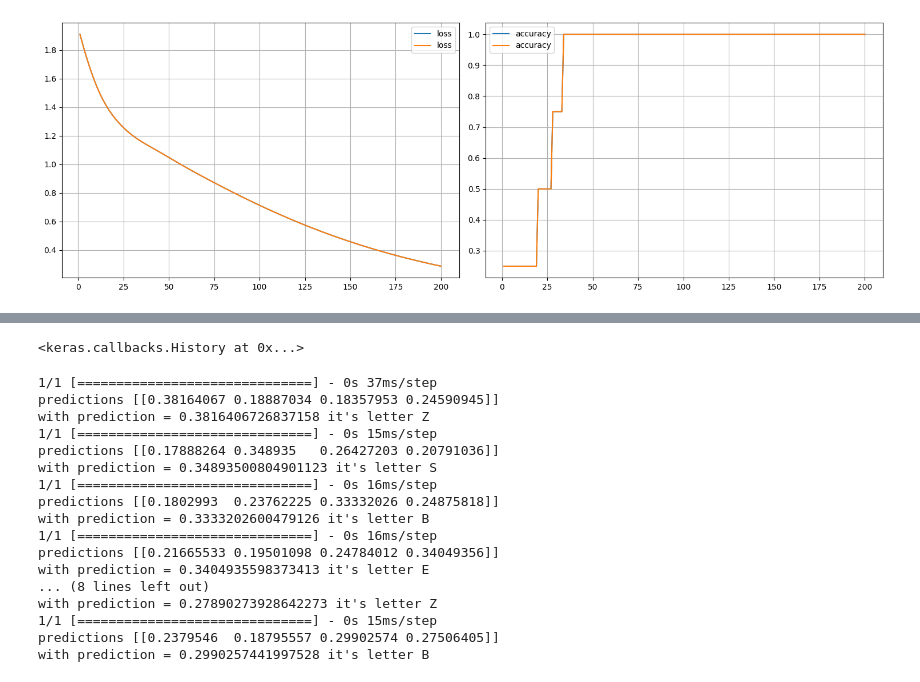
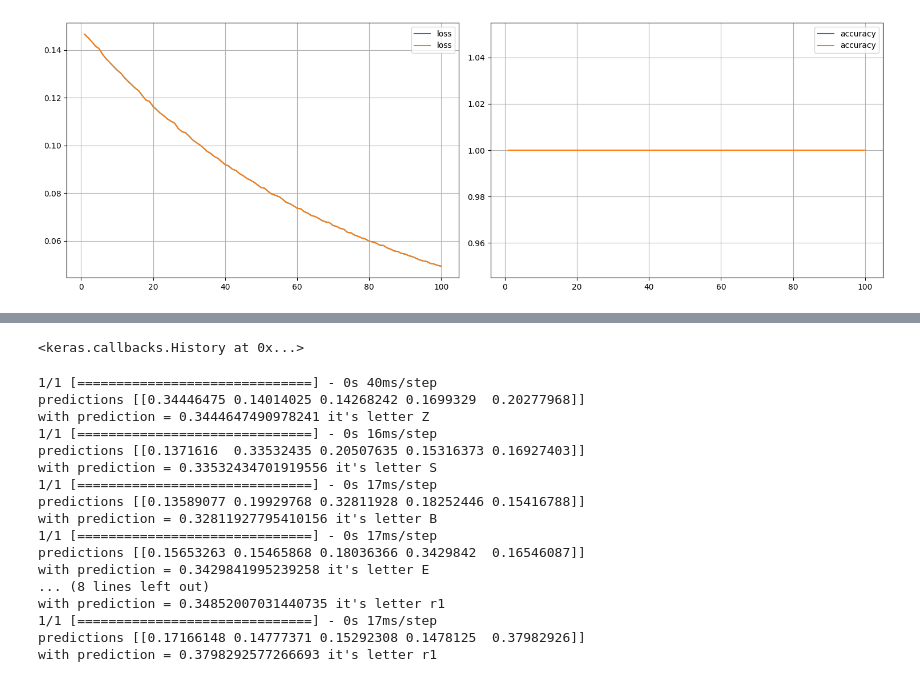
Before and after one commit to asmalcev/4course2semestr, a Jupyter notebook: mspz/lab5/main.ipynb, the cells around one changed output, grey strips where cells are left out. Saved outputs shown, nothing was run; the diff lists cells and outputs as text; code cells hidden in the pictures.

```diff
--- a/mspz/lab5/main.ipynb
+++ b/mspz/lab5/main.ipynb
@@ -8,7 +8,7 @@ tf.compat.v1.logging.set_verbosity(tf.compat.v1.logging.ERROR)
 model = tf.keras.Sequential([
   tf.keras.layers.Flatten(input_shape=(64,)),
   tf.keras.layers.Dense(64, activation='sigmoid'),
-  tf.keras.layers.Dense(4, activation='sigmoid'),
+  tf.keras.layers.Dense(5, activation='sigmoid'),
 ])
 # %%
 loss_fn = tf.keras.losses.SparseCategoricalCrossentropy()
@@ -16,18 +16,16 @@ loss_fn = tf.keras.losses.SparseCategoricalCrossentropy()
 # Компилируем модель
 model.compile(optimizer='adam', loss=loss_fn, metrics=['accuracy'])
 # %%
-from spectrum import font, font_ids, test_ids, test_labels
+from spectrum import font, font_ids, test_labels
 
 train_data = []
-train_labels = []
 
 font_len = len(font_ids)
 for i in range(font_len):
   train_data.append(font[font_ids[i]])
-  train_labels.append(i)
 # %%
 from plot_learning import PlotLearning
 
-model.fit(train_data, train_labels, epochs=200, batch_size=5, callbacks=[PlotLearning()])
+model.fit(train_data, test_labels, epochs=100, batch_size=1, callbacks=[PlotLearning()])
 # %% [output]
-[figure, old version]
+[figure, new version]
@@ -38,35 +36,35 @@ from colors import bcolors as bc
 
 probability_model = tf.keras.Sequential([model, tf.keras.layers.Softmax()])
 
-test_count = len(test_ids)
+test_count = len(font_ids)
 for i in range(test_count):
-  input_data = np.expand_dims(font[test_ids[i]], axis=0)
+  input_data = np.expand_dims(font[font_ids[i]], axis=0)
   predictions = probability_model.predict(input_data)
   print(f'{bc.OKBLUE}predictions{bc.ENDC}', predictions)
 
   index = np.argmax(predictions)
-  is_true = test_ids[index] == test_labels[i]
+  is_true = index == test_labels[i]
   print(
     'with prediction =',
     f'{bc.BOLD}{bc.OKGREEN if is_true else bc.FAIL}{predictions[0][index]}{bc.ENDC}',
     'it\'s letter',
-    f'{bc.BOLD}{bc.OKGREEN if is_true else bc.FAIL}{test_ids[index]}{bc.ENDC}'
+    f'{bc.BOLD}{bc.OKGREEN if is_true else bc.FAIL}{font_ids[index]}{bc.ENDC}'
   )
 # %% [output]
-1/1 [==============================] - 0s 37ms/step
-predictions [[0.38164067 0.18887034 0.18357953 0.24590945]]
-with prediction = 0.3816406726837158 it's letter Z
-1/1 [==============================] - 0s 15ms/step
-predictions [[0.17888264 0.348935   0.26427203 0.20791036]]
-with prediction = 0.34893500804901123 it's letter S
+1/1 [==============================] - 0s 40ms/step
+predictions [[0.34446475 0.14014025 0.14268242 0.1699329  0.20277968]]
+with prediction = 0.3444647490978241 it's letter Z
 1/1 [==============================] - 0s 16ms/step
-predictions [[0.1802993  0.23762225 0.33332026 0.24875818]]
-with prediction = 0.3333202600479126 it's letter B
-1/1 [==============================] - 0s 16ms/step
-predictions [[0.21665533 0.19501098 0.24784012 0.34049356]]
-with prediction = 0.3404935598373413 it's letter E
+predictions [[0.1371616  0.33532435 0.20507635 0.15316373 0.16927403]]
+with prediction = 0.33532434701919556 it's letter S
+1/1 [==============================] - 0s 17ms/step
+predictions [[0.13589077 0.19929768 0.32811928 0.18252446 0.15416788]]
+with prediction = 0.32811927795410156 it's letter B
+1/1 [==============================] - 0s 17ms/step
+predictions [[0.15653263 0.15465868 0.18036366 0.3429842  0.16546087]]
+with prediction = 0.3429841995239258 it's letter E
 ... (8 lines left out)
-with prediction = 0.27890273928642273 it's letter Z
-1/1 [==============================] - 0s 15ms/step
-predictions [[0.2379546  0.18795557 0.29902574 0.27506405]]
-with prediction = 0.2990257441997528 it's letter B
+with prediction = 0.34852007031440735 it's letter r1
+1/1 [==============================] - 0s 17ms/step
+predictions [[0.17166148 0.14777371 0.15292308 0.1478125  0.37982926]]
+with prediction = 0.3798292577266693 it's letter r1
```
Also changed, not shown: parts of 1 cell of this notebook, 1 other file.
